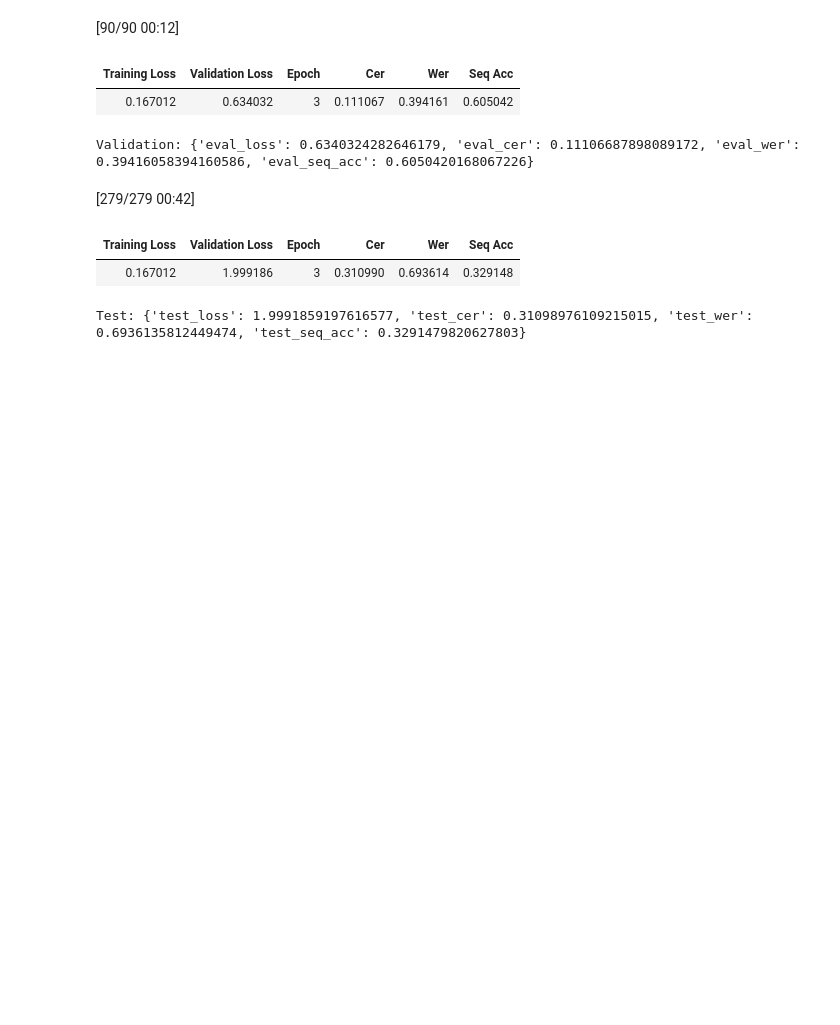
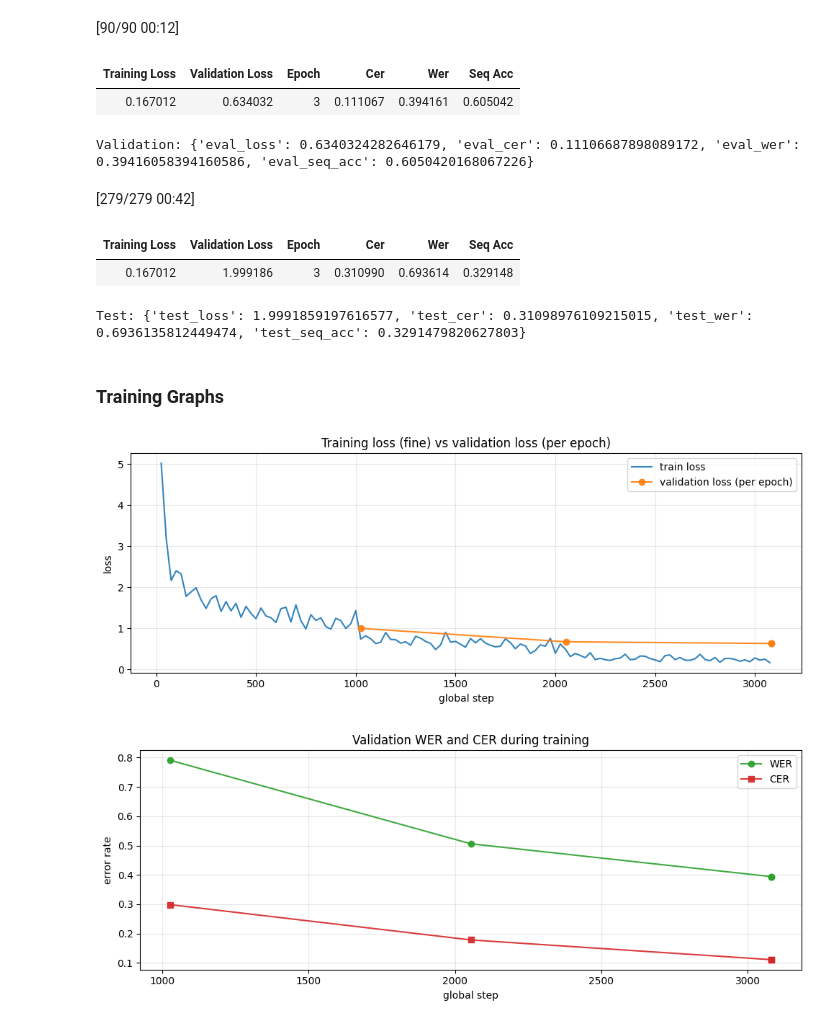
Before and after one commit to medical-ocr/medical-ocr, a Jupyter notebook: main.ipynb, the cells around one changed output. Drawn from its saved outputs; the diff is of its cells as text; code cells hidden in the pictures; blank space fills up the shorter version.

Commit message:
feat: add graphs for training

```diff
--- a/main.ipynb
+++ b/main.ipynb
@@ -325,3 +325,61 @@ Validation: {'eval_loss': 0.6340324282646179, 'eval_cer': 0.11106687898089172, '
 | Training Loss | Validation Loss | Epoch | Cer | Wer | Seq Acc |
 | 0.167012 | 1.999186 | 3 | 0.310990 | 0.693614 | 0.329148 |
 Test: {'test_loss': 1.9991859197616577, 'test_cer': 0.31098976109215015, 'test_wer': 0.6936135812449474, 'test_seq_acc': 0.3291479820627803}
+# %% [markdown]
+### Training Graphs
+# %%
+import matplotlib.pyplot as plt
+
+
+def series(history, key):
+    return [(int(r["step"]), float(r[key])) for r in history if key in r]
+
+
+history = trainer.state.log_history
+train_loss = series(history, "loss")
+eval_loss = series(history, "eval_loss")
+eval_wer = series(history, "eval_wer")
+eval_cer = series(history, "eval_cer")
+
+# Figure 1: fine-grained train loss + coarse per-epoch validation loss vs global step
+fig1, ax1 = plt.subplots(figsize=(10, 4))
+if train_loss:
+    xs, ys = zip(*train_loss)
+    ax1.plot(xs, ys, label="train loss", color="C0", alpha=0.9)
+if eval_loss:
+    xs, ys = zip(*eval_loss)
+    ax1.plot(
+        xs,
+        ys,
+        label="validation loss (per epoch)",
+        color="C1",
+        marker="o",
+        linestyle="-",
+        alpha=0.9,
+    )
+ax1.set_xlabel("global step")
+ax1.set_ylabel("loss")
+ax1.set_title("Training loss (fine) vs validation loss (per epoch)")
+ax1.legend()
+ax1.grid(True, alpha=0.3)
+plt.tight_layout()
+plt.show()
+
+# Figure 2: eval WER and CER vs global step (per epoch)
+fig2, ax2 = plt.subplots(figsize=(10, 4))
+if eval_wer:
+    xs, ys = zip(*eval_wer)
+    ax2.plot(xs, ys, label="WER", color="C2", marker="o", linestyle="-", alpha=0.9)
+if eval_cer:
+    xs, ys = zip(*eval_cer)
+    ax2.plot(xs, ys, label="CER", color="C3", marker="s", linestyle="-", alpha=0.9)
+ax2.set_xlabel("global step")
+ax2.set_ylabel("error rate")
+ax2.set_title("Validation WER and CER during training")
+ax2.legend()
+ax2.grid(True, alpha=0.3)
+plt.tight_layout()
+plt.show()
+# %% [output]
+[figure, added]
+[figure, added]
```
